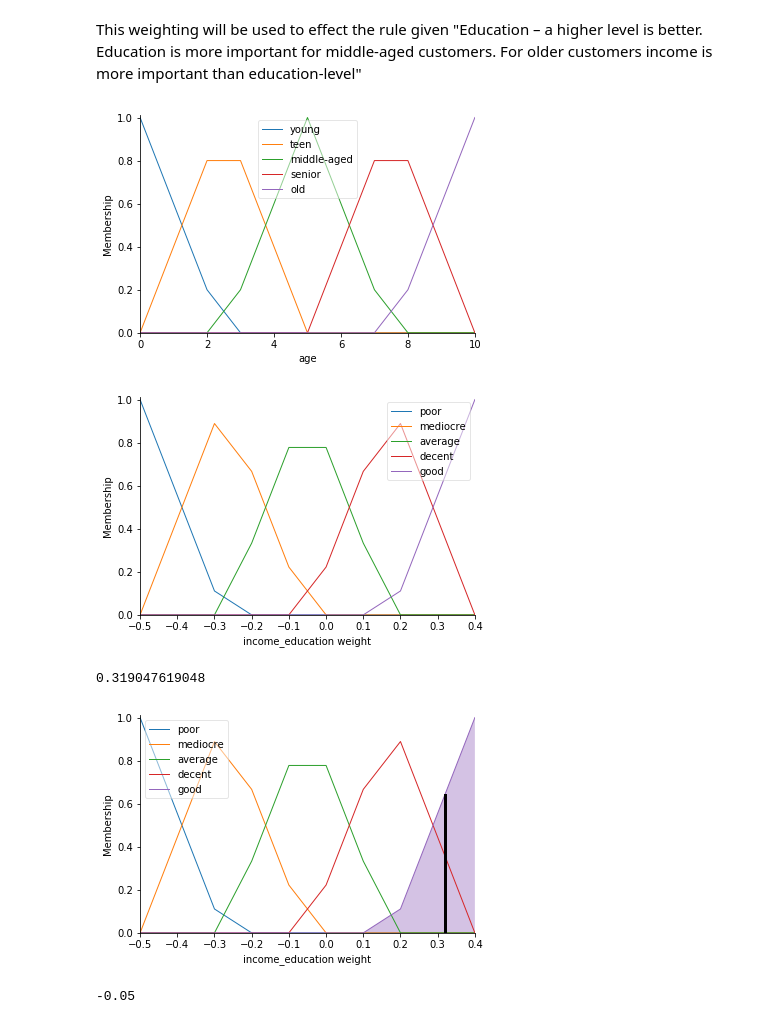
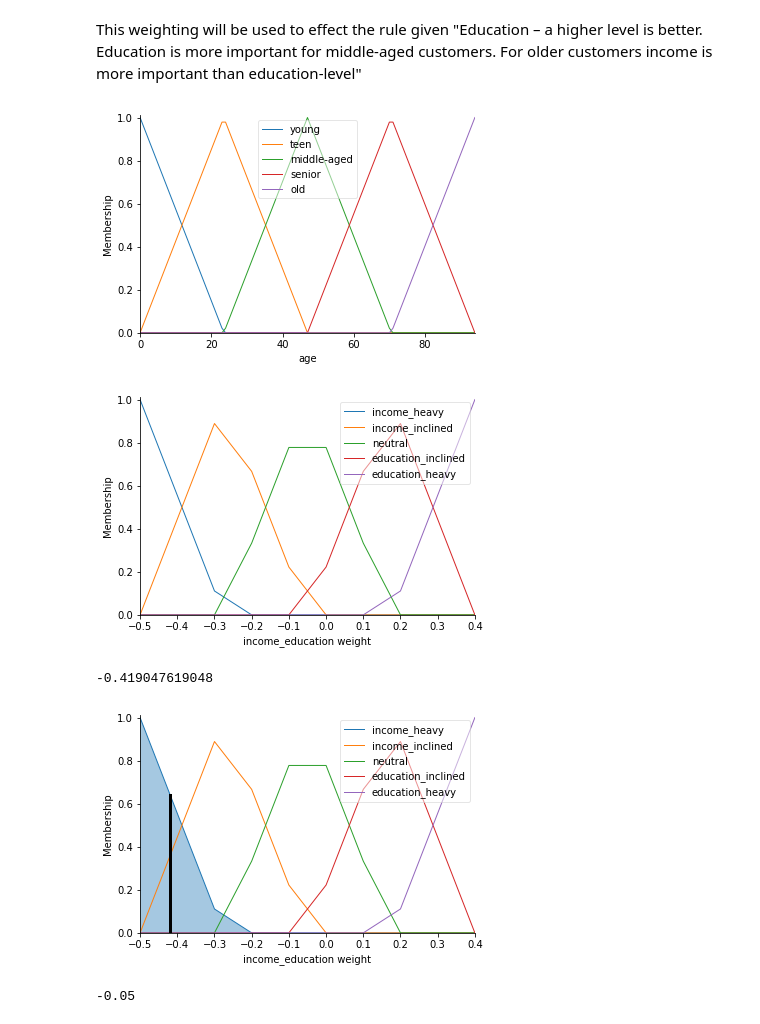
Before and after one commit to ace-racer/KE5108_Hybrid_Intelligent_Systems, a Jupyter notebook: KE5108-CA1-Part2/fuzzy_visualizations.ipynb, the cells around one changed output. Cells and saved outputs as stored; diff of their text form; code cells hidden in the pictures.

```diff
--- a/KE5108-CA1-Part2/fuzzy_visualizations.ipynb
+++ b/KE5108-CA1-Part2/fuzzy_visualizations.ipynb
@@ -86,20 +86,20 @@ import skfuzzy.control as ctrl
 import skfuzzy as fuzz
 
 # prior to this, need to scale age to 0-10
-age = ctrl.Antecedent(np.arange(0, 11, 1), 'age')
+age = ctrl.Antecedent(np.arange(0, 95, 1), 'age')
 ie_weight = ctrl.Consequent(np.arange(-0.5, 0.5, 0.1), 'income_education weight')
 age.automf(5, names=['young', 'teen', 'middle-aged', 'senior', 'old'])
-ie_weight.automf(5)
+ie_weight.automf(5, names=['income_heavy', 'income_inclined','neutral', 'education_inclined', 'education_heavy'])
 age.view()
 ie_weight.view()
 # %% [output]
-[figure, old version]
+[figure, new version]
-[figure, old version]
+[figure, new version]
 # %%
-rule1 = ctrl.Rule(age['middle-aged'], ie_weight['good'])
-rule2 = ctrl.Rule(age['senior'], ie_weight['mediocre'])
-rule3 = ctrl.Rule(age['old'], ie_weight['poor']) # poor here means weighted towards income side
-rule4 = ctrl.Rule(age['young'] | age['teen'], ie_weight['average'])
+rule1 = ctrl.Rule(age['middle-aged'], ie_weight['education_heavy'])
+rule2 = ctrl.Rule(age['senior'], ie_weight['income_inclined'])
+rule3 = ctrl.Rule(age['old'], ie_weight['income_heavy'])
+rule4 = ctrl.Rule(age['young'] | age['teen'], ie_weight['neutral'])
 
 # rule3 = ctrl.Rule(age['middle-aged'], investment_score['good'])
 # rule4 = ctrl.Rule(age['senior'], investment_score['average'])
@@ -107,16 +107,16 @@ rule4 = ctrl.Rule(age['young'] | age['teen'], ie_weight['average'])
 # %%
 ie_ctrl = ctrl.ControlSystem([rule1, rule2, rule3, rule4])
 ie_t = ctrl.ControlSystemSimulation(ie_ctrl)
-ie_t.input['age'] = 5
+ie_t.input['age'] = 95
 
 # Crunch the numbers
 ie_t.compute()
 print (ie_t.output['income_education weight'])
 ie_weight_middle_age_guy = ie_t.output['income_education weight']
 ie_weight.view(sim=ie_t)
 # %% [output]
-0.319047619048
+-0.419047619048
-[figure, old version]
+[figure, new version]
 # %%
 # Freaking young guy
 ie_t.input['age'] = 0
```
Also changed, not shown: parts of 1 cell of this notebook, 1 other file.
